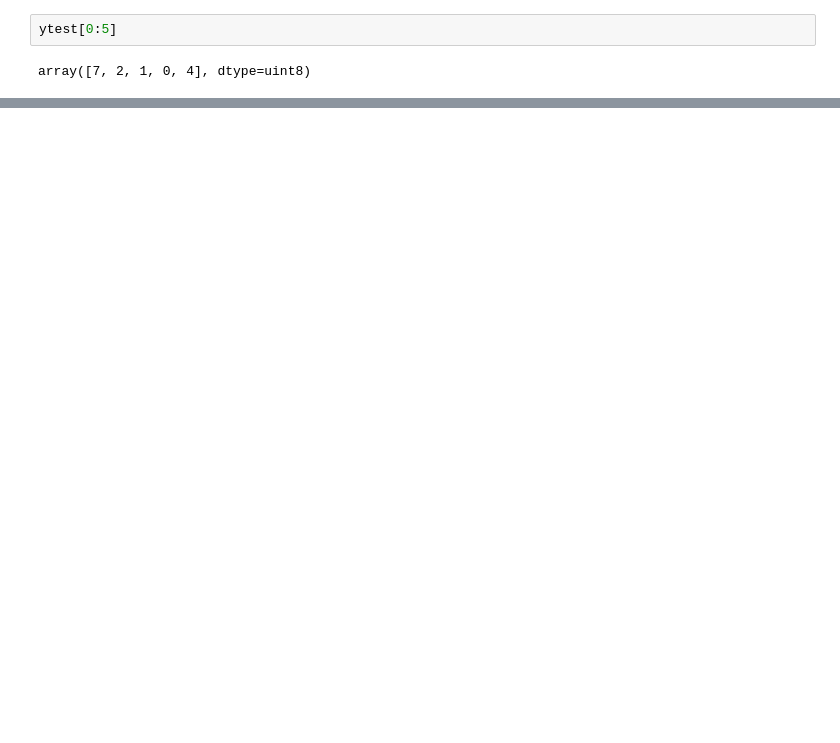
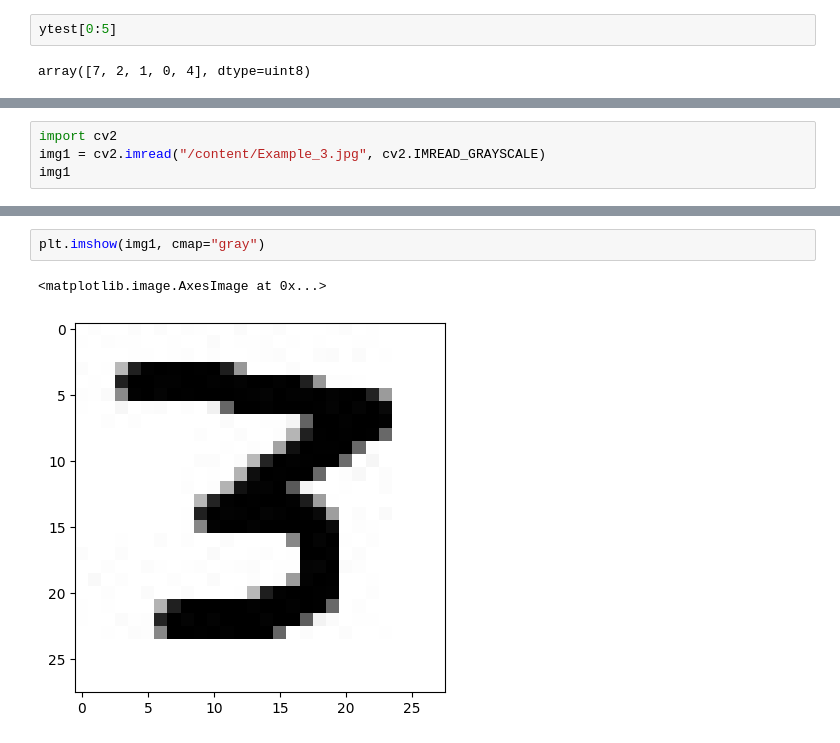
Before and after one commit to utkarshg1/test_12, a Jupyter notebook: Image_Classification_CNN_Project.ipynb, the cells around one changed output, grey strips where cells are left out. Saved outputs shown, nothing was run; the diff lists cells and outputs as text; blank space fills up the shorter version.

```diff
--- a/Image_Classification_CNN_Project.ipynb
+++ b/Image_Classification_CNN_Project.ipynb
@@ -333,0 +336,4 @@ weighted avg       0.99      0.99      0.99     10000
+# %%
+import cv2
+img1 = cv2.imread("/content/Example_3.jpg", cv2.IMREAD_GRAYSCALE)
+img1
@@ -333,0 +358,5 @@ weighted avg       0.99      0.99      0.99     10000
+# %%
+plt.imshow(img1, cmap="gray")
+# %% [output]
+<matplotlib.image.AxesImage at 0x...>
+[figure, added]
```
Also changed, not shown: parts of 18 cells of this notebook.
